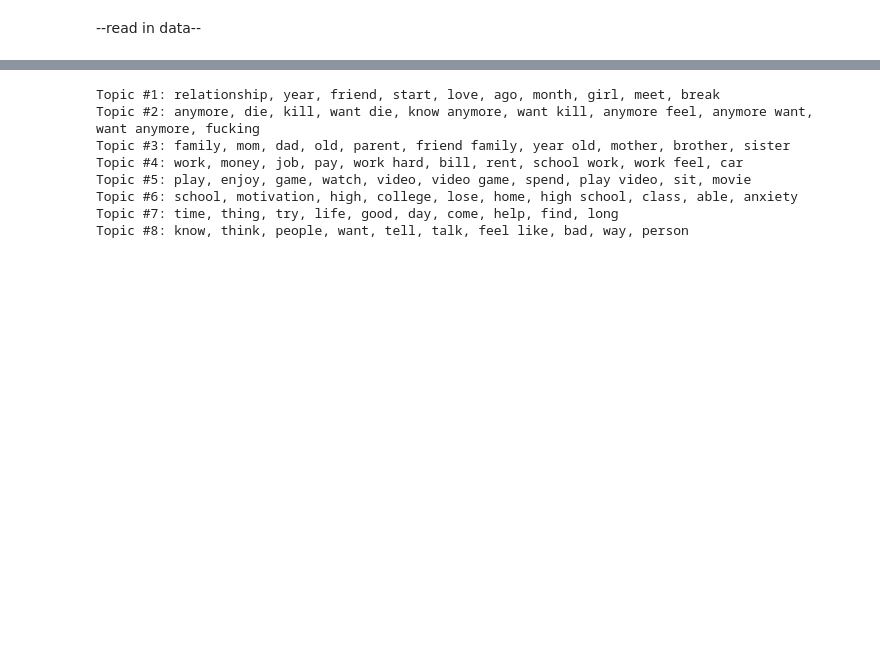
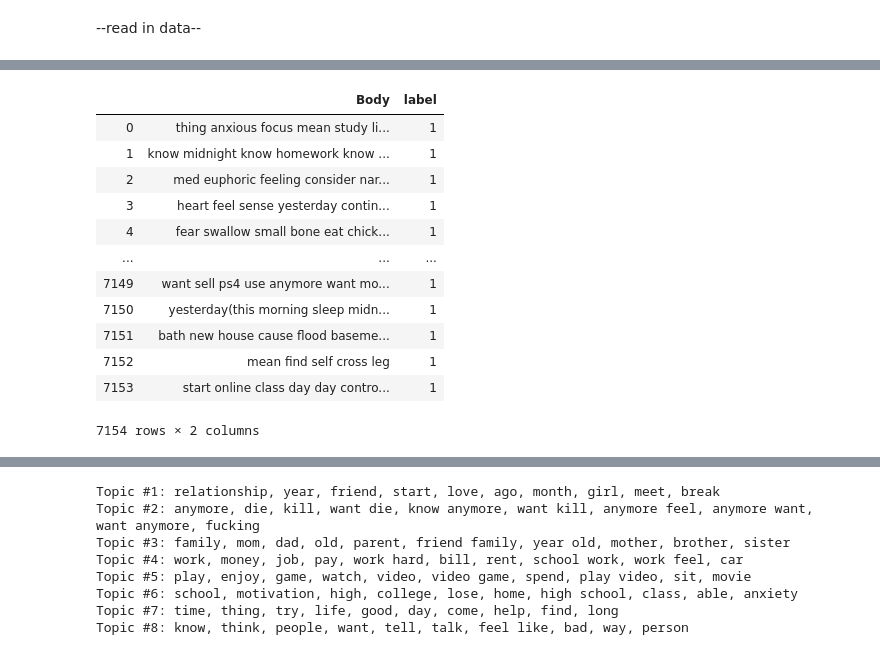
Before and after one commit to heathersaul-nos3lf/final_horsemen, a Jupyter notebook: Topic_modeling.ipynb, the cells around one changed output, grey strips where cells are left out. Drawn from its saved outputs; the diff is of its cells as text; code cells hidden in the pictures; blank space fills up the shorter version.

```diff
--- a/Topic_modeling.ipynb
+++ b/Topic_modeling.ipynb
@@ -23,3 +23,8 @@ import en_core_web_lg
 from pprint import pprint
 # %% [markdown]
 --read in data--
+# %%
+doc_anx = pd.read_csv(r'2020_March_r_Anxiety.csv')
+doc_anx = doc_anx[doc_anx.Body != '[removed]']
+
+text_doc_anx = doc_anx['Body'].tolist()
@@ -26,3 +67,20 @@ from pprint import pprint
+# %%
+df_doc_anx['label']=1
+df_doc_anx
+# %% [output]
+|  | Body | label |
+| 0 | thing anxious focus mean study li... | 1 |
+| 1 | know midnight know homework know ... | 1 |
+| 2 | med euphoric feeling consider nar... | 1 |
+| 3 | heart feel sense yesterday contin... | 1 |
+| 4 | fear swallow small bone eat chick... | 1 |
+| ... | ... | ... |
+| 7149 | want sell ps4 use anymore want mo... | 1 |
+| 7150 | yesterday(this morning sleep midn... | 1 |
+| 7151 | bath new house cause flood baseme... | 1 |
+| 7152 | mean find self cross leg | 1 |
+| 7153 | start online class day day contro... | 1 |
+7154 rows × 2 columns
 # %%
 doc = pd.read_csv(r'Datasets/2020_March_r_Depression.csv')
 doc = doc[doc.Body != '[removed]']
```
Also changed, not shown: parts of 15 cells of this notebook, 6 other files.
